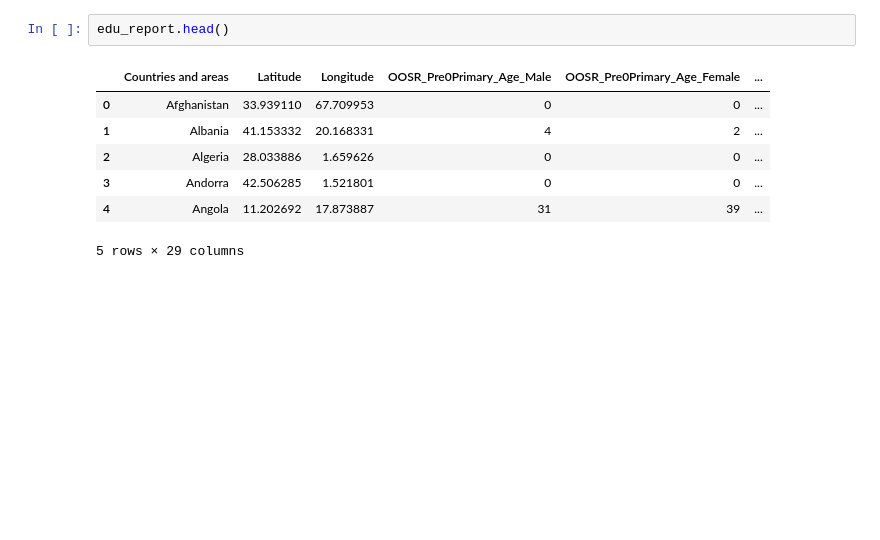
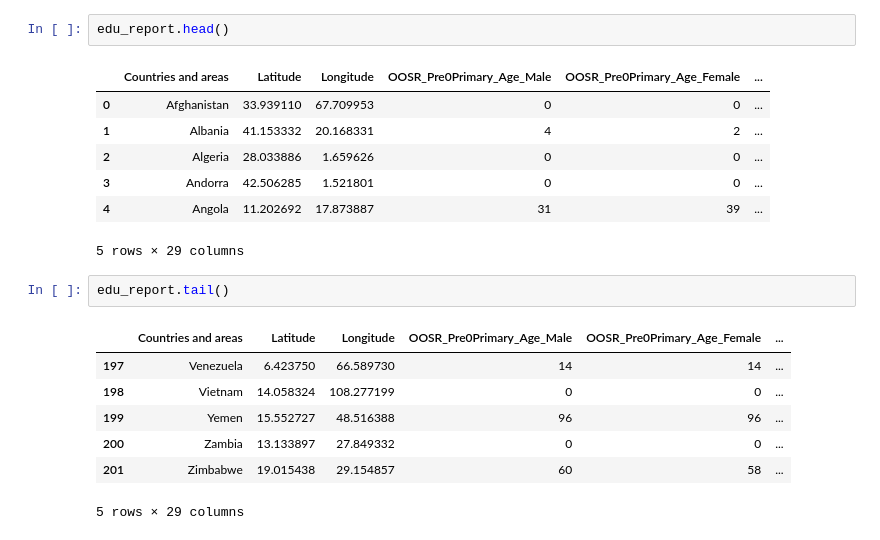
Before and after one commit to EmoSense/data_explore, a Jupyter notebook: data_expl_clean.ipynb, the cells around one changed output. Drawn from its saved outputs; the diff is of its cells as text; blank space fills up the shorter version.

```diff
--- a/data_expl_clean.ipynb
+++ b/data_expl_clean.ipynb
@@ -355,3 +395,13 @@ edu_report.head()
 | 3 | Andorra | 42.506285 | 1.521801 | 0 | 0 | ... |
 | 4 | Angola | 11.202692 | 17.873887 | 31 | 39 | ... |
 5 rows × 29 columns
+# %%
+edu_report.tail()
+# %% [output]
+|  | Countries and areas | Latitude | Longitude | OOSR_Pre0Primary_Age_Male | OOSR_Pre0Primary_Age_Female | ... |
+| 197 | Venezuela | 6.423750 | 66.589730 | 14 | 14 | ... |
+| 198 | Vietnam | 14.058324 | 108.277199 | 0 | 0 | ... |
+| 199 | Yemen | 15.552727 | 48.516388 | 96 | 96 | ... |
+| 200 | Zambia | 13.133897 | 27.849332 | 0 | 0 | ... |
+| 201 | Zimbabwe | 19.015438 | 29.154857 | 60 | 58 | ... |
+5 rows × 29 columns
```
Also changed, not shown: parts of 8 cells of this notebook, 1 other file.
